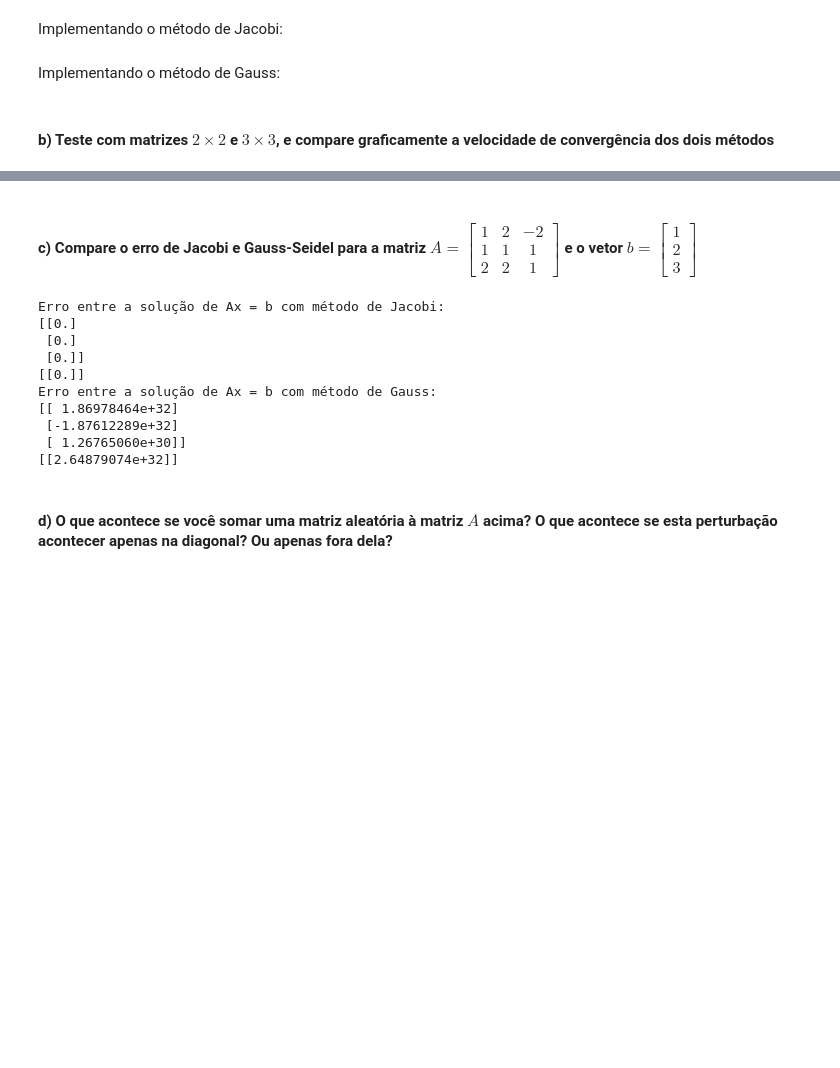
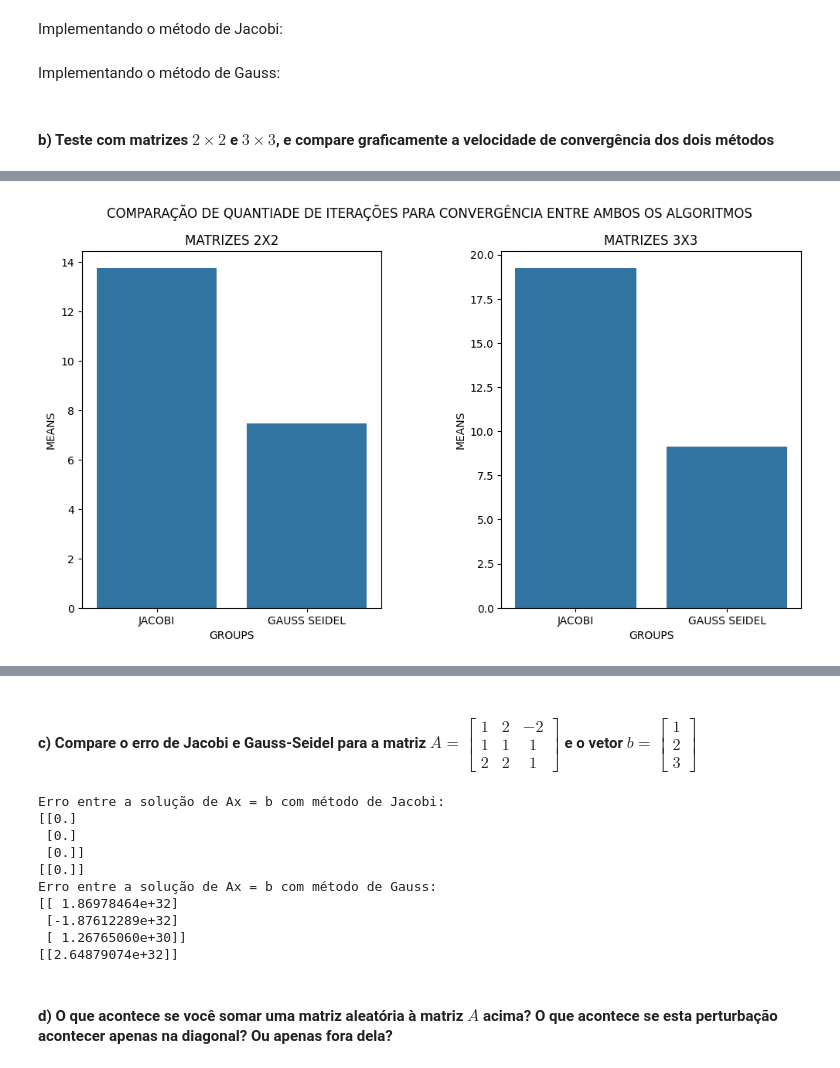
Before and after one commit to jaopredo/linear-algebra, a Jupyter notebook: elimination_algorithms.ipynb, the cells around one changed output, grey strips where cells are left out. Drawn from its saved outputs; the diff is of its cells as text; code cells hidden in the pictures; blank space fills up the shorter version.

```diff
--- a/elimination_algorithms.ipynb
+++ b/elimination_algorithms.ipynb
@@ -120,0 +127,83 @@ def gauss_seidel(A: np.ndarray, b: np.ndarray, solution: np.ndarray = None, n: i
+# %%
+# Generating the matrices
+matrices_2x2 = [ generate_strictly_diagonal_dominant_matrix(2) for _ in range(SAMPLES) ]
+vectors_2x2 = [ generate_strictly_diagonal_dominant_matrix(2) for _ in range(SAMPLES) ]
+
+matrices_3x3 = [ generate_strictly_diagonal_dominant_matrix(3) for _ in range(SAMPLES) ]
+vectors_3x3 = [ generate_strictly_diagonal_dominant_matrix(3) for _ in range(SAMPLES) ]
+
+# Number of iterations for each type of matrix
+
+jacobi_iterations_for_2x2_matrices = []
+gauss_iterations_for_2x2_matrices = []
+
+jacobi_iterations_for_3x3_matrices = []
+gauss_iterations_for_3x3_matrices = []
+
+# Calculating the solutions for each matrix generated
+for k in range(SAMPLES):
+    # Calculating the actual solutions
+    solution_2x2_system = np.linalg.inv(matrices_2x2[k]) @ vectors_2x2[k]
+    solution_3x3_system = np.linalg.inv(matrices_3x3[k]) @ vectors_3x3[k]
+
+    # Calculating the solutions using JACOBI's method
+    iter_jacobi_2x2, _ = jacobi(
+        matrices_2x2[k],
+        vectors_2x2[k],
+        solution_2x2_system,
+        TOTAL_ITERATIONS_FOR_EACH_ALGORITHM,
+        ABSOLUTE_TOLERANCE
+    )
+    iter_jacobi_3x3, _ = jacobi(
+        matrices_3x3[k],
+        vectors_3x3[k],
+        solution_3x3_system,
+        TOTAL_ITERATIONS_FOR_EACH_ALGORITHM,
+        ABSOLUTE_TOLERANCE
+    )
+
+    # Calculating the solutions using GAUSS-SEIDEL's method
+    iter_gauss_2x2, _ = gauss_seidel(
+        matrices_2x2[k],
+        vectors_2x2[k],
+        solution_2x2_system,
+        TOTAL_ITERATIONS_FOR_EACH_ALGORITHM,
+        ABSOLUTE_TOLERANCE
+    )
+    iter_gauss_3x3, _ = gauss_seidel(
+        matrices_3x3[k],
+        vectors_3x3[k],
+        solution_3x3_system,
+        TOTAL_ITERATIONS_FOR_EACH_ALGORITHM,
+        ABSOLUTE_TOLERANCE
+    )
+
+    # Adding the informations in the array
+    jacobi_iterations_for_2x2_matrices.append(iter_jacobi_2x2)
+    jacobi_iterations_for_3x3_matrices.append(iter_jacobi_3x3)
+
+    gauss_iterations_for_2x2_matrices.append(iter_gauss_2x2)
+    gauss_iterations_for_3x3_matrices.append(iter_gauss_3x3)
+
+# Making the data
+means_2x2 = [ np.mean(jacobi_iterations_for_2x2_matrices), np.mean(gauss_iterations_for_2x2_matrices) ]
+means_3x3 = [ np.mean(jacobi_iterations_for_3x3_matrices), np.mean(gauss_iterations_for_3x3_matrices) ]
+groups = [ 'JACOBI', 'GAUSS SEIDEL' ]
+
+df_2x2 = pd.DataFrame({ 'GROUPS': groups, 'MEANS': means_2x2 })
+df_3x3 = pd.DataFrame({ 'GROUPS': groups, 'MEANS': means_3x3 })
+
+# Plotando as informações
+fig, axes = plt.subplots(1, 2, figsize=(12,6))
+plt.suptitle("COMPARAÇÃO DE QUANTIADE DE ITERAÇÕES PARA CONVERGÊNCIA ENTRE AMBOS OS ALGORITMOS")
+
+axes[0].set_title('MATRIZES 2X2')
+axes[1].set_title('MATRIZES 3X3')
+
+sns.barplot(data=df_2x2, x='GROUPS', y='MEANS', ax=axes[0])
+sns.barplot(data=df_3x3, x='GROUPS', y='MEANS', ax=axes[1])
+
+plt.subplots_adjust(wspace=0.4)
+
+plt.plot()
+# %% [output]
@@ -120,0 +211 @@ def gauss_seidel(A: np.ndarray, b: np.ndarray, solution: np.ndarray = None, n: i
+[figure, added]
```
Also changed, not shown: parts of 17 cells of this notebook.
